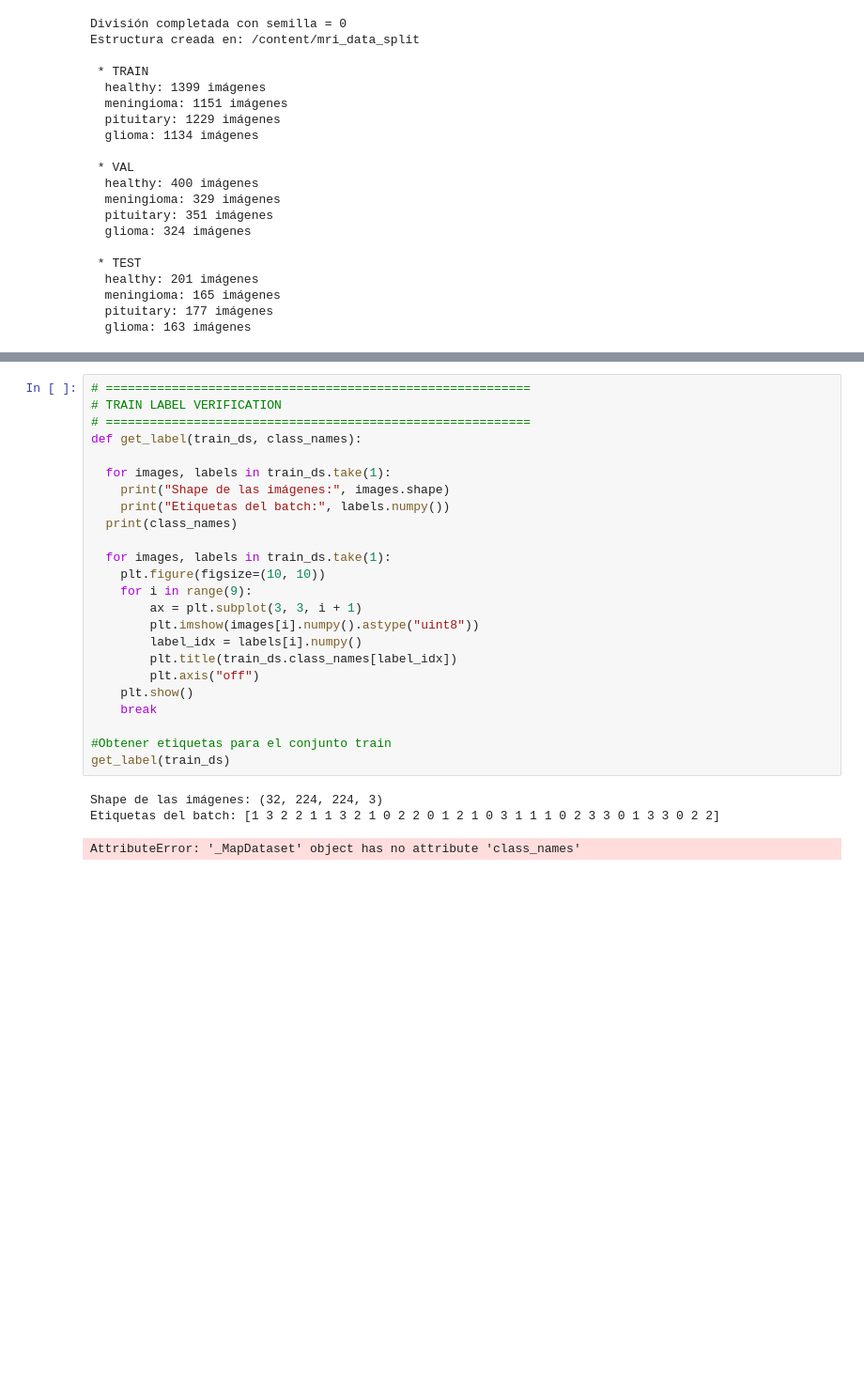
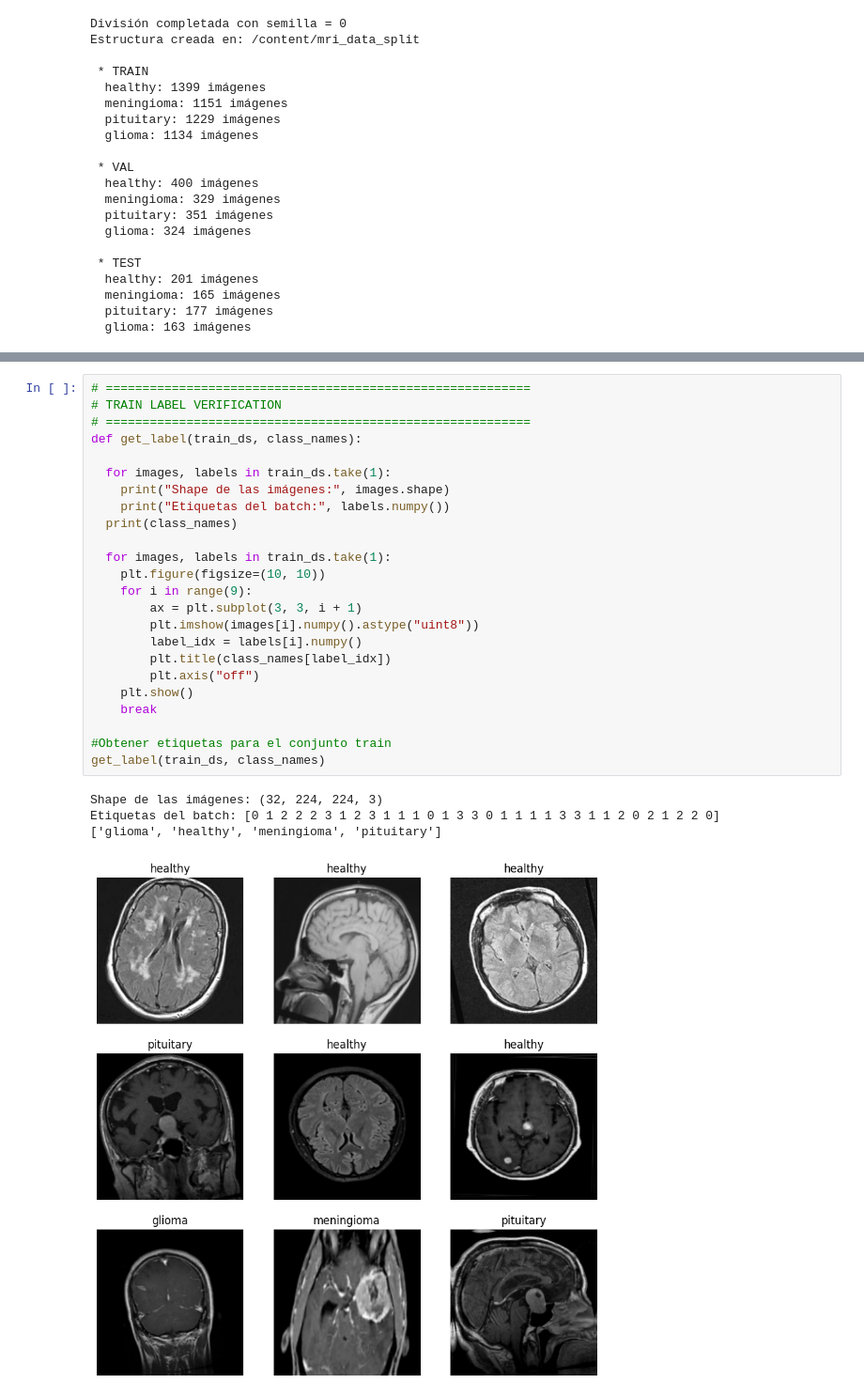
Before and after one commit to katterine2558/mri-tumor-detection-cnn, a Jupyter notebook: mri_tumor_detection_cnn.ipynb, the cells around one changed output, grey strips where cells are left out. Shown at 94% size. Drawn from its saved outputs; the diff is of its cells as text; blank space fills up the shorter version.

```diff
--- a/mri_tumor_detection_cnn.ipynb
+++ b/mri_tumor_detection_cnn.ipynb
@@ -274,28 +274,29 @@ Data augmentation aplicada.
 # %%
 # ==========================================================
 # TRAIN LABEL VERIFICATION
 # ==========================================================
 def get_label(train_ds, class_names):
 
   for images, labels in train_ds.take(1):
     print("Shape de las imágenes:", images.shape)
     print("Etiquetas del batch:", labels.numpy())
   print(class_names)
 
   for images, labels in train_ds.take(1):
     plt.figure(figsize=(10, 10))
     for i in range(9):
         ax = plt.subplot(3, 3, i + 1)
         plt.imshow(images[i].numpy().astype("uint8"))
         label_idx = labels[i].numpy()
-        plt.title(train_ds.class_names[label_idx])
+        plt.title(class_names[label_idx])
         plt.axis("off")
     plt.show()
     break
 
 #Obtener etiquetas para el conjunto train
-get_label(train_ds)
+get_label(train_ds, class_names)
 # %% [output]
 Shape de las imágenes: (32, 224, 224, 3)
-Etiquetas del batch: [1 3 2 2 1 1 3 2 1 0 2 2 0 1 2 1 0 3 1 1 1 0 2 3 3 0 1 3 3 0 2 2]
+Etiquetas del batch: [0 1 2 2 2 3 1 2 3 1 1 1 0 1 3 3 0 1 1 1 1 3 3 1 1 2 0 2 1 2 2 0]
+['glioma', 'healthy', 'meningioma', 'pituitary']
-AttributeError: '_MapDataset' object has no attribute 'class_names'
+[figure, added]
```
Also changed, not shown: parts of 2 cells of this notebook.
